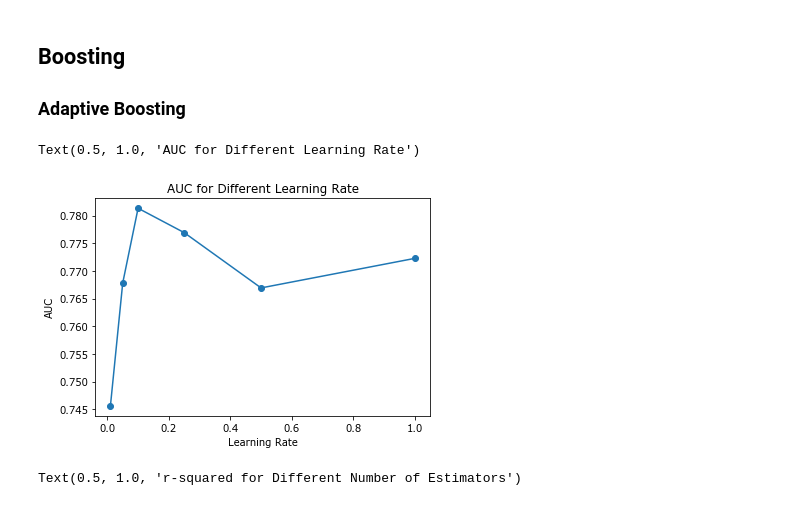
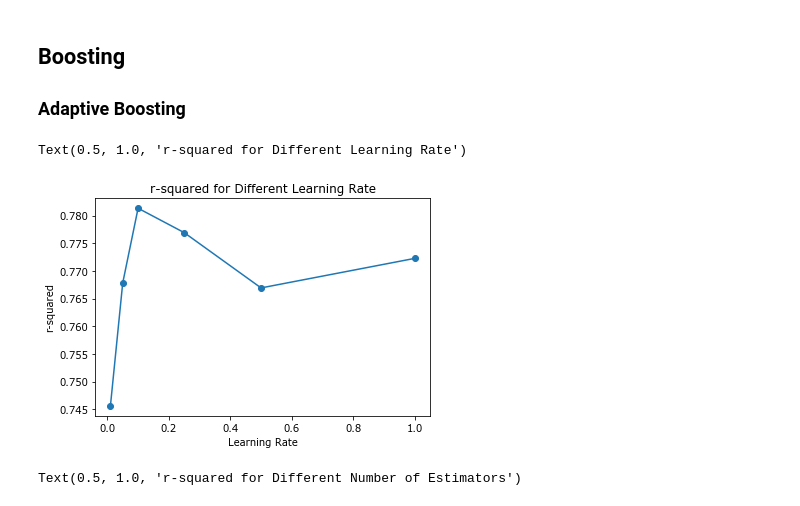
Before and after one commit to kathyxiong/stat_learning_case_study, a Jupyter notebook: freyder_housing_regression_boosting.ipynb, the cells around one changed output. Cells and saved outputs as stored; diff of their text form; code cells hidden in the pictures.

Commit message:
fixed graph title

```diff
--- a/freyder_housing_regression_boosting.ipynb
+++ b/freyder_housing_regression_boosting.ipynb
@@ -77,11 +77,11 @@ n_avg = scores_ada_df.groupby('n_estimatores', as_index=False).mean()[['n_estima
 # %%
 plt.plot(learn_avg.iloc[:,0], learn_avg.iloc[:,1], marker='o')
 plt.xlabel("Learning Rate")
-plt.ylabel("AUC")
-plt.title("AUC for Different Learning Rate")
+plt.ylabel("r-squared")
+plt.title("r-squared for Different Learning Rate")
 # %% [output]
-Text(0.5, 1.0, 'AUC for Different Learning Rate')
+Text(0.5, 1.0, 'r-squared for Different Learning Rate')
-[figure, old version]
+[figure, new version]
 # %%
 plt.plot(n_avg.iloc[:,0], n_avg.iloc[:,1], marker='o')
 plt.xlabel("Number of Estimators")
```
